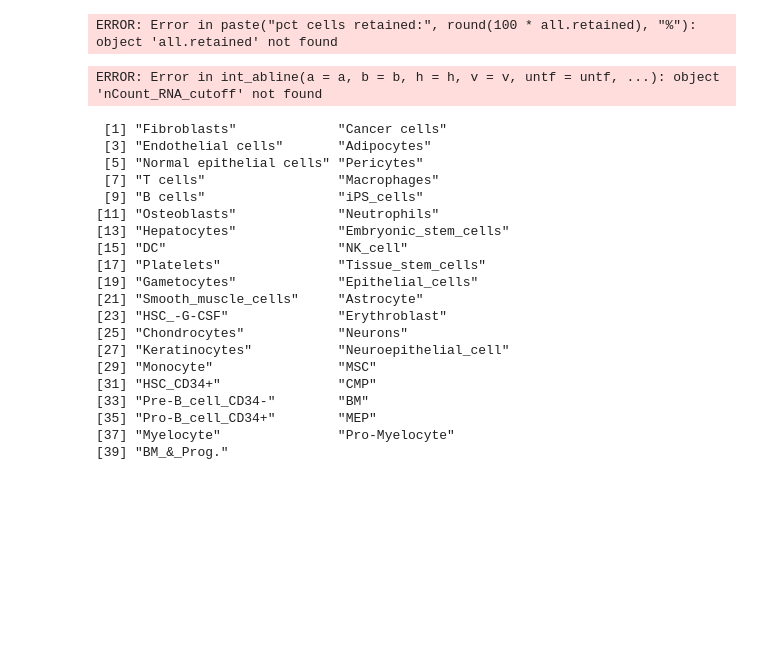
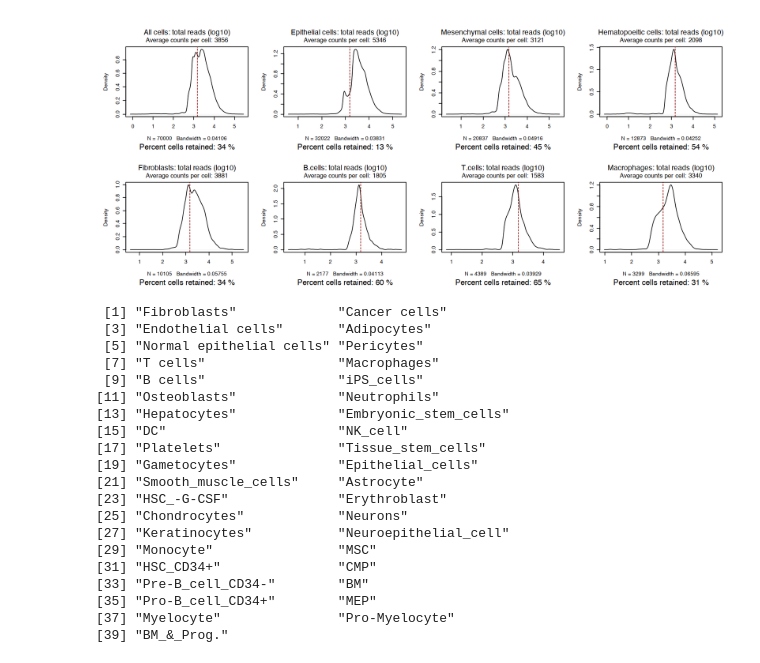
Before and after one commit to ibishara/scRNA-QC, a Jupyter notebook: 006_plots.ipynb, the cells around one changed output. Cells and saved outputs as stored; diff of their text form; code cells hidden in the pictures; blank space fills up the shorter version.

```diff
--- a/006_plots.ipynb
+++ b/006_plots.ipynb
@@ -94,52 +30,64 @@ A data.frame: 6 × 8
 # %%
 
 options(repr.plot.width=14, repr.plot.height=6)
 
 # pre.retained.epi <- length(which(meta_sub$nCount_RNA[epi.ind] > nCount_RNA_cutoff))
 # post.retained.epi <- length(which(meta_sub$nCount_RNA[epi.ind] < nCount_RNA_cutoff & meta_sub$nCount_RNA[epi.ind] > new.nCount_RNA_cutoff))
 
 # pre.retained.tcell <- length(which(meta_sub$nCount_RNA[tcell.ind] > nCount_RNA_cutoff))
 # post.retained.tcell <- length(which(meta_sub$nCount_RNA[tcell.ind] < nCount_RNA_cutoff & meta_sub$nCount_RNA[tcell.ind] > new.nCount_RNA_cutoff))
 
 # pre.retained.macro <- length(which(meta_sub$nCount_RNA[macro.ind] > nCount_RNA_cutoff))
 # post.retained.macro <- length(which(meta_sub$nCount_RNA[macro.ind] < nCount_RNA_cutoff & meta_sub$nCount_RNA[macro.ind] > new.nCount_RNA_cutoff))
 
 # pre.retained.fibro <- length(which(meta_sub$nCount_RNA[fibro.ind] > nCount_RNA_cutoff))
 # post.retained.fibro <- length(which(meta_sub$nCount_RNA[fibro.ind] < nCount_RNA_cutoff & meta_sub$nCount_RNA[fibro.ind] > new.nCount_RNA_cutoff))
 ## Plot number of reads and genes by Cell type. Epithelial cells are used as a reference
 
+title.size <- 1.4
+lab.size <- 1.0
+sub.size <- 1.4
+
 par(mfrow=c(2,4), mar=c(6,5,5,1))
-plot(main = "All cells: total reads (log10)", sub = paste('pct cells retained:', round(100*all.retained),'%' ), density(log10(meta_sub$nCount_RNA)), cex.main = 1); abline(v=log10(nCount_RNA_cutoff), lty=2, col="darkred")
-plot(main = "Epithelial cells: total reads (log10)", sub = paste('pct cells retained:', round(100*epi.retained),'%' ), density(log10(meta_sub$nCount_RNA[epi.ind])), cex.main = 1); abline(v=log10(nCount_RNA_cutoff), lty=2, col="darkred")
-plot(main = "Mesenchymal cells: total reads (log10)", sub = paste('pct cells retained:', round(100*mes.retained),'%' ), density(log10(meta_sub$nCount_RNA[mes.ind])), cex.main = 1); abline(v=log10(nCount_RNA_cutoff), lty=2, col="darkred")
-plot(main = "Hematopoeitic cells: total reads (log10)", sub = paste('pct cells retained:', round(100*hem.retained),'%' ), density(log10(meta_sub$nCount_RNA[hem.ind])), cex.main = 1); abline(v=log10(nCount_RNA_cutoff), lty=2, col="darkred")
 
-plot(main = "Fibroblasts: total reads (log10)", sub = paste('pct cells retained:', round(100*fibro.retained ),'%' ), density(log10(meta_sub$nCount_RNA[fibro.ind])), cex.main = 1); abline(v=log10(nCount_RNA_cutoff), lty=2, col="darkred")
-# plot(main = "Endothelial cells: total reads (log10)", sub = paste('pct cells retained:', round(100*endo.retained ),'%' ), density(log10(meta_sub$nCount_RNA[endo.ind])), cex.main = 1); abline(v=log10(nCount_RNA_cutoff), lty=2, col="darkred")
-plot(main = "B.cells: total reads (log10)", sub = paste('pct cells retained:', round(100*bcell.retained ),'%' ), density(log10(meta_sub$nCount_RNA[bcell.ind])), cex.main = 1); abline(v=log10(nCount_RNA_cutoff), lty=2, col="darkred")
-plot(main = "T.cells: total reads (log10)", sub = paste('pct cells retained:', round(100*tcell.retained ),'%' ), density(log10(meta_sub$nCount_RNA[tcell.ind])), cex.main = 1); abline(v=log10(nCount_RNA_cutoff), lty=2, col="darkred")
-plot(main = "Macrophages: total reads (log10)", sub = paste('pct cells retained:', round(100*macro.retained ),'%' ), density(log10(meta_sub$nCount_RNA[macro.ind])), cex.main = 1); abline(v=log10(nCount_RNA_cutoff), lty=2, col="darkred")
+
+plot(main = "All cells: total reads (log10)", density(log10(meta_sub$nCount_RNA)), cex.main = title.size, cex.lab = lab.size, cex.sub= sub.size); abline(v=log10(nCount_RNA_cutoff), lty=2, col="darkred")
+mtext(line= -17.3, adj=0.5, cex=1, paste('Percent cells retained:', round(100*all.retained),'%' ))  # subtitle
+mtext(line= 0.7, adj=0.5, cex=0.8, paste('Average counts per cell:', round(mean(meta_sub$nCount_RNA)) ),)  # subtitle
+
+plot(main = "Epithelial cells: total reads (log10)", density(log10(meta_sub$nCount_RNA[epi.ind])), cex.main = title.size, cex.lab = lab.size, cex.sub= sub.size); abline(v=log10(nCount_RNA_cutoff), lty=2, col="darkred")
+mtext(line= -17.3, adj=0.5, cex=1, paste('Percent cells retained:', round(100*epi.retained),'%' ))  # subtitle
+mtext(line= 0.7, adj=0.5, cex=0.8, paste('Average counts per cell:', round(mean(meta_sub$nCount_RNA[epi.ind])) ),)  # subtitle
+
+plot(main = "Mesenchymal cells: total reads (log10)", density(log10(meta_sub$nCount_RNA[mes.ind])), cex.main = title.size, cex.lab = lab.size, cex.sub= sub.size); abline(v=log10(nCount_RNA_cutoff), lty=2, col="darkred")
+mtext(line= -17.3, adj=0.5, cex=1, paste('Percent cells retained:', round(100*mes.retained),'%' ))  # subtitle
+mtext(line= 0.7, adj=0.5, cex=0.8, paste('Average counts per cell:', round(mean(meta_sub$nCount_RNA[mes.ind])) ),)  # subtitle
+
+plot(main = "Hematopoeitic cells: total reads (log10)", density(log10(meta_sub$nCount_RNA[hem.ind])), cex.main = title.size, cex.lab = lab.size, cex.sub= sub.size); abline(v=log10(nCount_RNA_cutoff), lty=2, col="darkred")
+mtext(line= -17.3, adj=0.5, cex=1, paste('Percent cells retained:', round(100*hem.retained),'%' ))  # subtitle
+mtext(line= 0.7, adj=0.5, cex=0.8, paste('Average counts per cell:', round(mean(meta_sub$nCount_RNA[hem.ind])) ),)  # subtitle
+
+plot(main = "Fibroblasts: total reads (log10)", density(log10(meta_sub$nCount_RNA[fibro.ind])), cex.main = title.size, cex.lab = lab.size, cex.sub= sub.size); abline(v=log10(nCount_RNA_cutoff), lty=2, col="darkred")
+mtext(line= -17.3, adj=0.5, cex=1, paste('Percent cells retained:', round(100*fibro.retained ),'%' ))  # subtitle
+mtext(line= 0.7, adj=0.5, cex=0.8, paste('Average counts per cell:', round(mean(meta_sub$nCount_RNA[fibro.ind])) ),)  # subtitle
+
+plot(main = "B.cells: total reads (log10)", density(log10(meta_sub$nCount_RNA[bcell.ind])), cex.main = title.size, cex.lab = lab.size, cex.sub= sub.size); abline(v=log10(nCount_RNA_cutoff), lty=2, col="darkred")
+mtext(line= -17.3, adj=0.5, cex=1, paste('Percent cells retained:', round(100*bcell.retained ),'%' ))  # subtitle
+mtext(line= 0.7, adj=0.5, cex=0.8, paste('Average counts per cell:', round(mean(meta_sub$nCount_RNA[bcell.ind])) ),)  # subtitle
+
+plot(main = "T.cells: total reads (log10)", density(log10(meta_sub$nCount_RNA[tcell.ind])), cex.main = title.size, cex.lab = lab.size, cex.sub= sub.size); abline(v=log10(nCount_RNA_cutoff), lty=2, col="darkred")
+mtext(line= -17.3, adj=0.5, cex=1, paste('Percent cells retained:', round(100*tcell.retained ),'%' ))  # subtitle
+mtext(line= 0.7, adj=0.5, cex=0.8, paste('Average counts per cell:', round(mean(meta_sub$nCount_RNA[tcell.ind])) ),)  # subtitle
+
+plot(main = "Macrophages: total reads (log10)", density(log10(meta_sub$nCount_RNA[macro.ind])), cex.main = title.size, cex.lab = lab.size, cex.sub= sub.size); abline(v=log10(nCount_RNA_cutoff), lty=2, col="darkred")
+mtext(line= -17.3, adj=0.5, cex=1, paste('Percent cells retained:', round(100*macro.retained ),'%' ),)  # subtitle
+mtext(line= 0.7, adj=0.5, cex=0.8, paste('Average counts per cell:', round(mean(meta_sub$nCount_RNA[macro.ind])) ),)  # subtitle
 
 
 
-
-
-# options(repr.plot.width=6, repr.plot.height=6)
-
-
-# Unneeded?
-# ggplot(retained_sorted, aes(as.factor(type), round(as.numeric(pct_retained_reads_filter), 2), fill = as.factor(type) )) +
-# geom_bar(stat = "identity") +
-# xlab ('Lineage') +
-# ylab ('% retained after UMI filter')
-
-# plot(main = "Epithelial cells: expressed genes (log10)",density(log10(meta_sub$Expressed.Features[epi.ind])), cex.main = 1); abline(v=log10(Expressed.Features_cutoff.min), lty=2, col="darkred"); abline(v=log10(Expressed.Features_cutoff.max), lty=2, col="darkred")
-# plot(main = "T.cells: expressed genes (log10)",density(log10(meta_sub$Expressed.Features[tcell.ind])), cex.main = 1); abline(v=log10(Expressed.Features_cutoff.min), lty=2, col="darkred"); abline(v=log10(Expressed.Features_cutoff.max), lty=2, col="darkred")
-# plot(main = "Macrophages: expressed genes (log10)", density(log10(meta_sub$Expressed.Features[macro.ind])), cex.main = 1); abline(v=log10(Expressed.Features_cutoff.min), lty=2, col="darkred"); abline(v=log10(Expressed.Features_cutoff.max), lty=2, col="darkred")
-# plot(main = "Fibroblasts: expressed genes (log10)", density(log10(meta_sub$Expressed.Features[fibro.ind])), cex.main = 1); abline(v=log10(Expressed.Features_cutoff.min), lty=2, col="darkred"); abline(v=log10(Expressed.Features_cutoff.max), lty=2, col="darkred")
+## Add mean annotations
 # %% [output]
-ERROR: Error in paste("pct cells retained:", round(100 * all.retained), "%"): object 'all.retained' not found
-ERROR: Error in int_abline(a = a, b = b, h = h, v = v, untf = untf, ...): object 'nCount_RNA_cutoff' not found
+[figure, added]
 # %%
 unique(meta_sub[["HQ_LQ_annotation"]])
 unique(meta_sub[ mes.ind,]$HQ_LQ_annotation )
```
Also changed, not shown: parts of 7 cells of this notebook, 3 other files.
